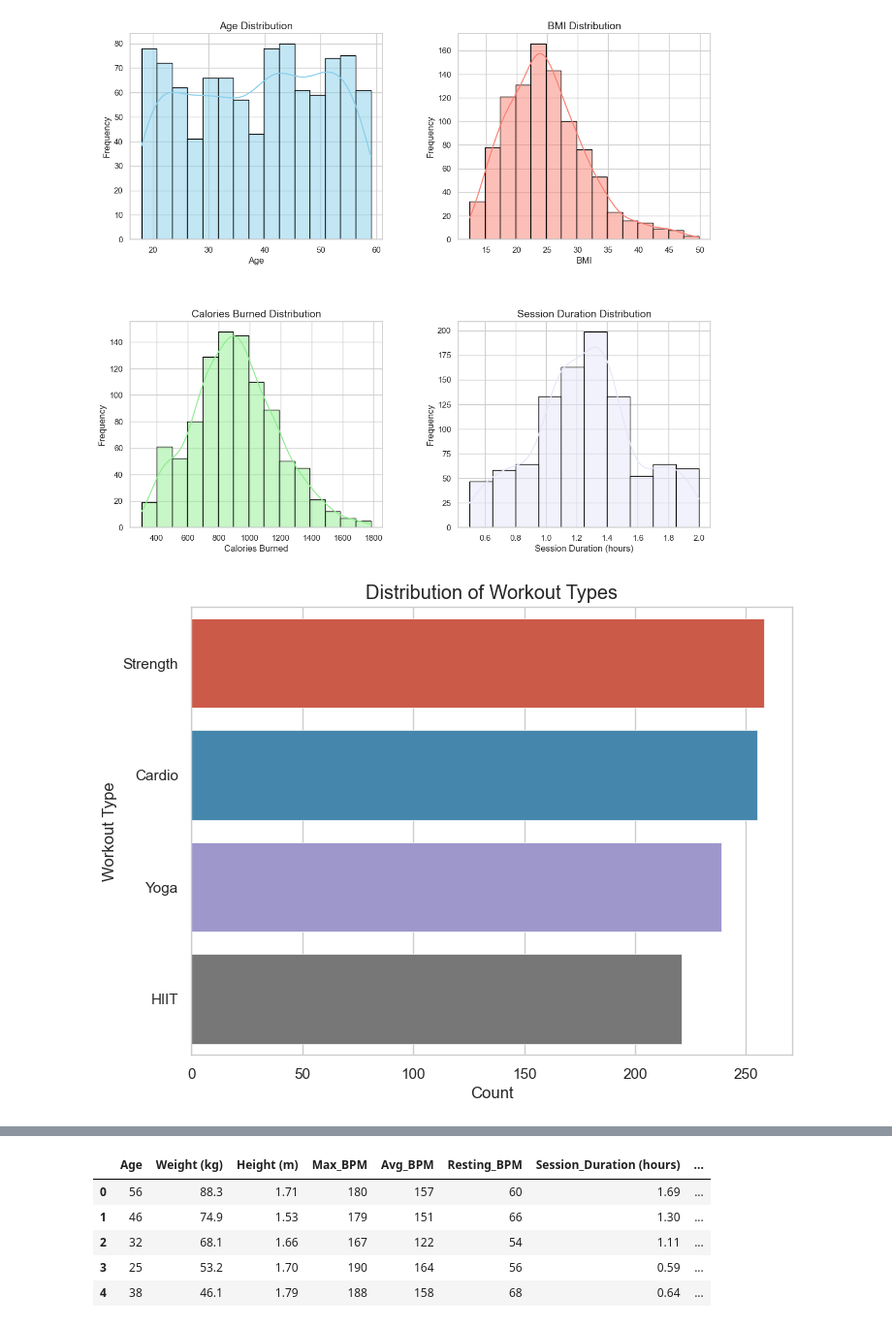
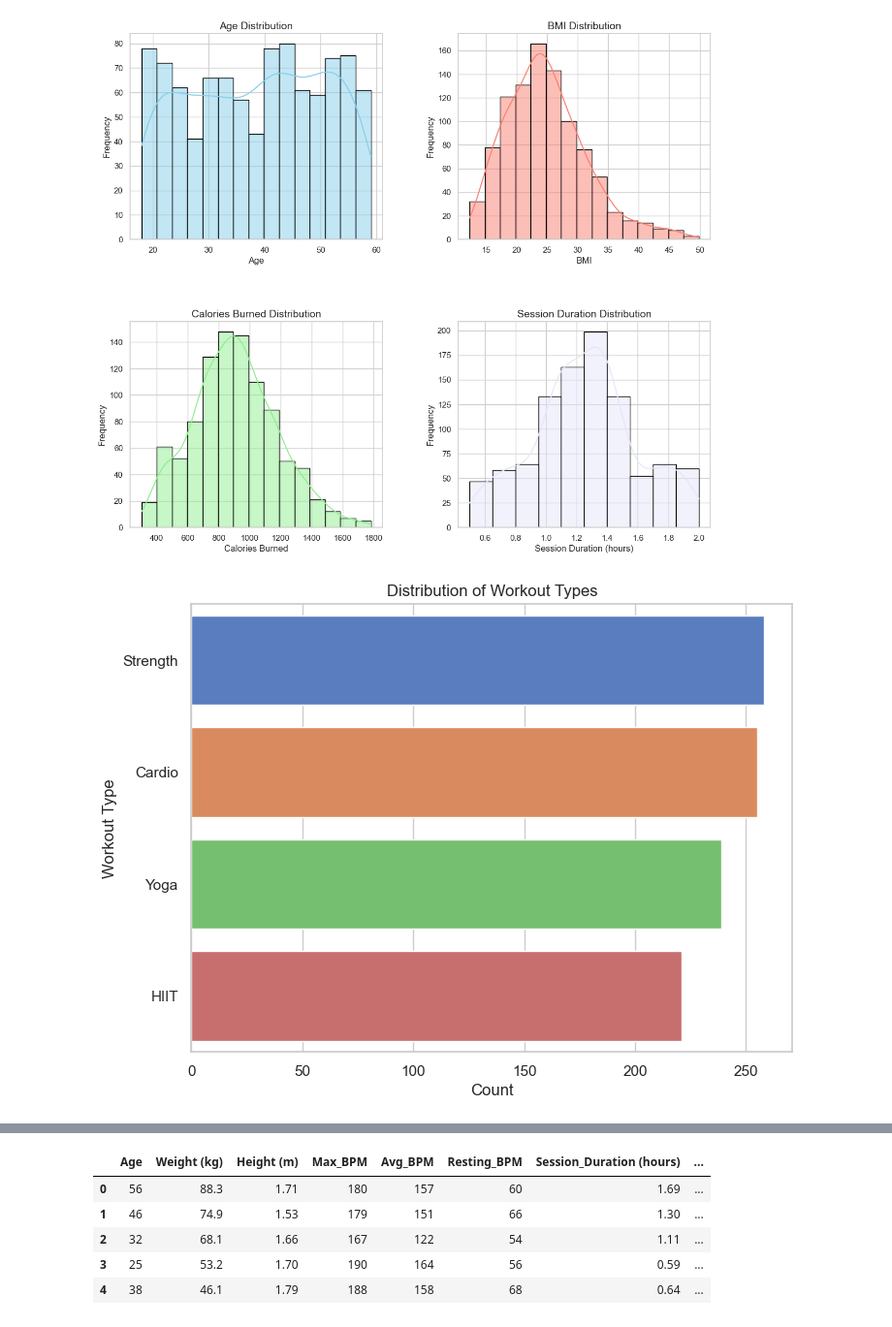
Before and after one commit to ReubenChatterjee/DS-Projects, a Jupyter notebook: fitness-data-relationships/notebook.ipynb, the cells around one changed output, grey strips where cells are left out. Shown at 97% size. Drawn from its saved outputs; the diff is of its cells as text; code cells hidden in the pictures.

```diff
--- a/fitness-data-relationships/notebook.ipynb
+++ b/fitness-data-relationships/notebook.ipynb
@@ -116,12 +121,10 @@ gym_data = data.copy()
 # %%
-# Plot the distribution of the target variable 'Workout_Type'
-plt.style.use('ggplot')
 sns.set_style('whitegrid')
 plt.figure(figsize=(8, 6))
 sns.countplot(y='Workout_Type', data=gym_data, order=gym_data['Workout_Type'].value_counts().index)
 plt.title('Distribution of Workout Types')
 plt.xlabel('Count')
 plt.ylabel('Workout Type')
 plt.show()
 # %% [output]
-[figure, old version]
+[figure, new version]
```
Also changed, not shown: parts of 31 cells of this notebook.
